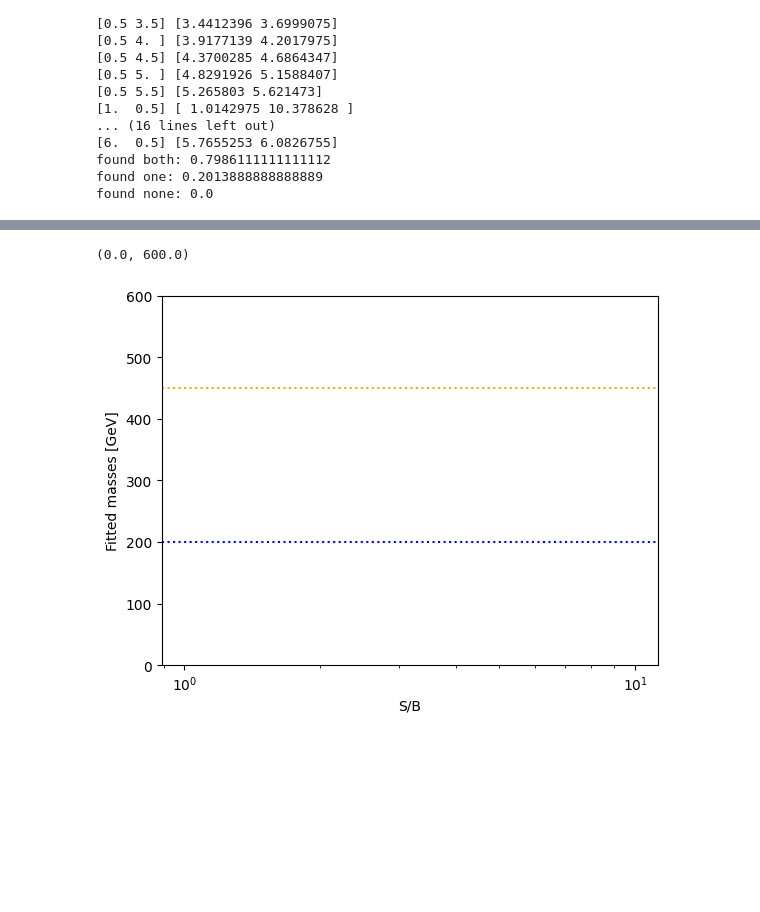
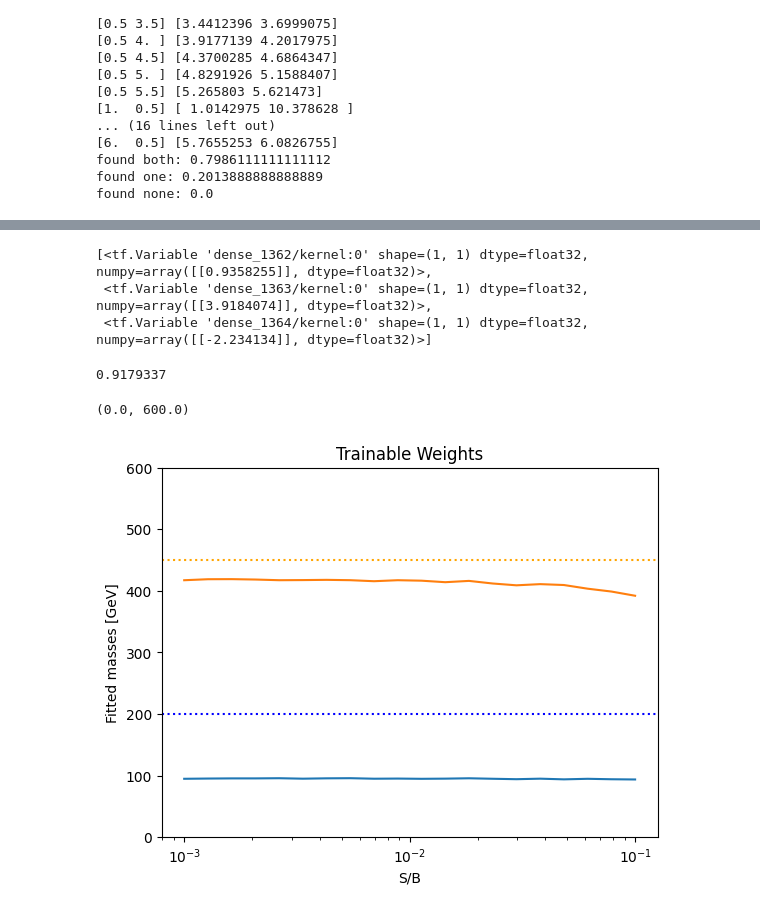
Before and after one commit to GitGup/SemiWeaklySupervised, a Jupyter notebook: Anomaly.ipynb, the cells around one changed output, grey strips where cells are left out. Drawn from its saved outputs; the diff is of its cells as text; code cells hidden in the pictures; blank space fills up the shorter version.

Commit message:
implemented ws model for single mass point

```diff
--- a/Anomaly.ipynb
+++ b/Anomaly.ipynb
@@ -854,6 +854,11 @@ found both: 0.7986111111111112
 found one: 0.2013888888888889
 found none: 0.0
 # %%
+xx = []
+yy = []
+zz = []
+ww = []
+
 for sigfrac in np.logspace(-3,-1,20):
     print(sigfrac)
     #sigfrac = 0.05
@@ -875,9 +880,38 @@ for sigfrac in np.logspace(-3,-1,20):
     hidden_layer_1 = model_all(inputs2)
     LLR = hidden_layer_1 / (1.- hidden_layer_1)
     #LLR_xs = 1.+sigfrac*LLR
-    LLR_xs = 1. + model33(tf.ones_like(inputs)[:,0])*LLR - model33(tf.ones_like(inputs)[:,0])
-    backtoprob = LLR_xs / (1.+LLR_xs)
-    model_all2 = Model(inputs = inputs, outputs = backtoprob)
+    mu = model33(tf.ones_like(inputs)[:,0])
+    LLR_xs = 1. + mu*LLR - mu
+    ws = LLR_xs / (1.+ LLR_xs)
+    model_all2 = Model(inputs = inputs, outputs = ws)
     model_all2.compile(loss='binary_crossentropy', optimizer=tf.keras.optimizers.Adam(learning_rate = 0.01))
+
+    #create ws data set
+    m1 = 2
+    m2 = 4.5
+
+    #background
+    test_background = int(1/2 *len(x[1,1]))
+    train_background = int(1/4 * len(x[1,1]))
+    train_reference = int(1/4 * len(x[1,1]))
+    #signal
+    test_signal_length = int(1/2*len(x[m1,m2]))
+    N = int(1/4 * (len(x[1,1])))
+    signal = x[m1, m2][test_signal_length:test_signal_length + int(sigfrac*N)]
+
+    #[reference (0), data_background (1), signal(1)]
+    x_vals_ = np.concatenate([x[1,1][test_background:], signal])
+    y_vals_ = np.concatenate([np.zeros(train_reference), np.ones(len(x[1,1]) - int(1/2*len(x[1,1])) - int(1/4*len(x[1,1]))), np.ones(len(signal))])
+    X_train_, X_val_, Y_train_, Y_val_ = train_test_split(x_vals_, y_vals_, test_size=0.5)
+    myhistory_hack_ = model_all2.fit(X_train_[:,0:4], Y_train_, epochs=20,validation_data=(X_val_[:,0:4], Y_val_),batch_size=1024)
+
+    print(m1,m2,model_all2.trainable_weights[0].numpy()[0][0],model_all2.trainable_weights[1].numpy()[0][0])
+
+    xx+=[sigfrac]
+    yy+=[model_all2.trainable_weights[0].numpy()[0][0]]
+    zz+=[model_all2.trainable_weights[1].numpy()[0][0]]
+    ww+=[np.exp(model_all2.trainable_weights[2].numpy()[0][0])]
+    scores = model_all2.predict(np.concatenate([x[1,1][0:test_background],x[m1,m2][0:test_signal_length]]),batch_size=1024)
+    y = np.concatenate([np.zeros(test_background),np.ones(test_signal_length)])
 # %% [output]
 0.001
@@ -987,13 +934,24 @@ Epoch 20/20
+# %%
+model_all2.trainable_weights
+# %% [output]
+[<tf.Variable 'dense_1362/kernel:0' shape=(1, 1) dtype=float32, numpy=array([[0.9358255]], dtype=float32)>,
+ <tf.Variable 'dense_1363/kernel:0' shape=(1, 1) dtype=float32, numpy=array([[3.9184074]], dtype=float32)>,
+ <tf.Variable 'dense_1364/kernel:0' shape=(1, 1) dtype=float32, numpy=array([[-2.234134]], dtype=float32)>]
+# %%
+model_all2.trainable_weights[0].numpy()[0][0]
+# %% [output]
+0.9179337
 # %%
 plt.plot(xx,np.array(yy)*100)
 plt.plot(xx,np.array(zz)*100)
 plt.xscale("log")
 plt.xlabel("S/B")
 plt.ylabel("Fitted masses [GeV]")
 plt.axhline(450,ls=":",color='orange')
 plt.axhline(200,ls=":",color='blue')
+plt.title("Trainable Weights")
 plt.ylim([0,600])
 # %% [output]
 (0.0, 600.0)
-[figure, old version]
+[figure, new version]
 # %%
```
Also changed, not shown: parts of 4 cells of this notebook.
